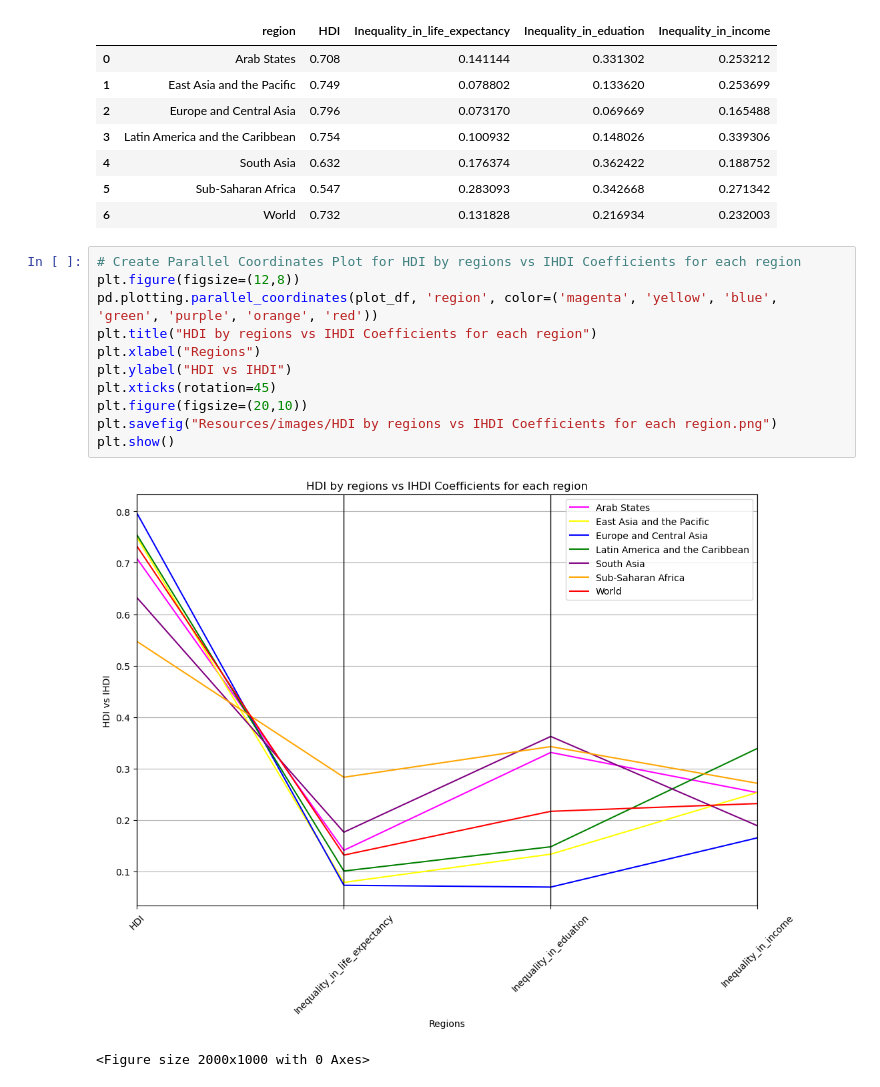
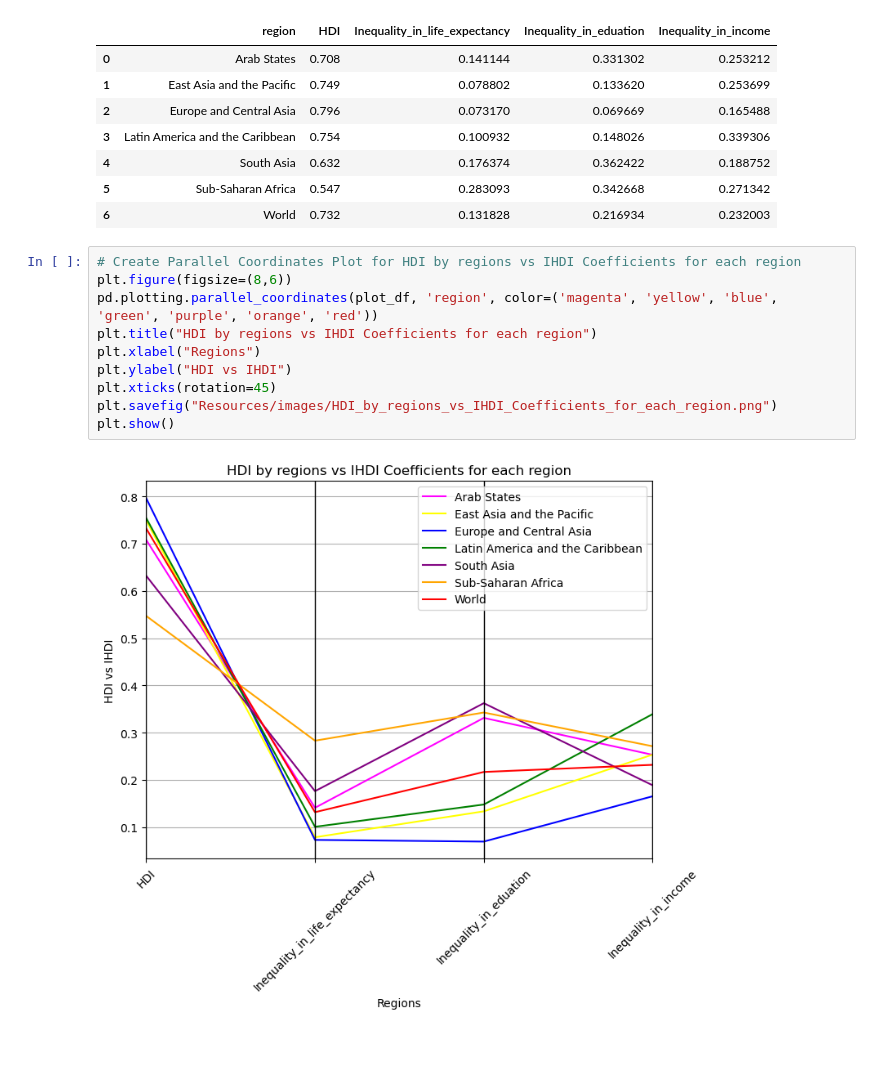
Before and after one commit to AbdullaMashaly/Human_Development_Index, a Jupyter notebook: HDI_Analysis.ipynb, the cells around one changed output. Saved outputs shown, nothing was run; the diff lists cells and outputs as text; blank space fills up the shorter version.

```diff
--- a/HDI_Analysis.ipynb
+++ b/HDI_Analysis.ipynb
@@ -493,15 +495,13 @@ plot_df
 | 6 | World | 0.732 | 0.131828 | 0.216934 | 0.232003 |
 # %%
 # Create Parallel Coordinates Plot for HDI by regions vs IHDI Coefficients for each region
-plt.figure(figsize=(12,8))
+plt.figure(figsize=(8,6))
 pd.plotting.parallel_coordinates(plot_df, 'region', color=('magenta', 'yellow', 'blue', 'green', 'purple', 'orange', 'red'))
 plt.title("HDI by regions vs IHDI Coefficients for each region")
 plt.xlabel("Regions")
 plt.ylabel("HDI vs IHDI")
 plt.xticks(rotation=45)
-plt.figure(figsize=(20,10))
-plt.savefig("Resources/images/HDI by regions vs IHDI Coefficients for each region.png")
+plt.savefig("Resources/images/HDI_by_regions_vs_IHDI_Coefficients_for_each_region.png")
 plt.show()
 # %% [output]
-[figure, old version]
+[figure, new version]
-<Figure size 2000x1000 with 0 Axes>
```
Also changed, not shown: parts of 7 cells of this notebook, 2 other files.
